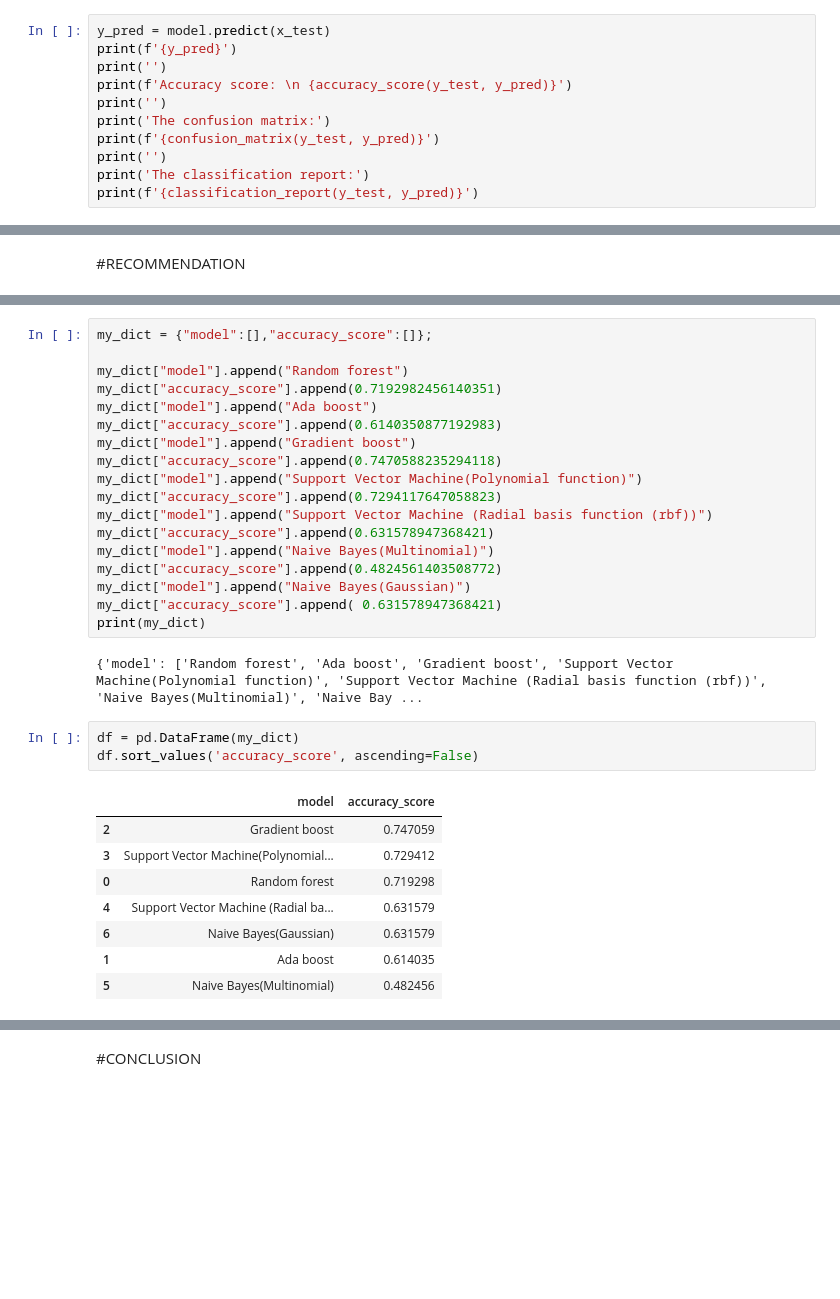
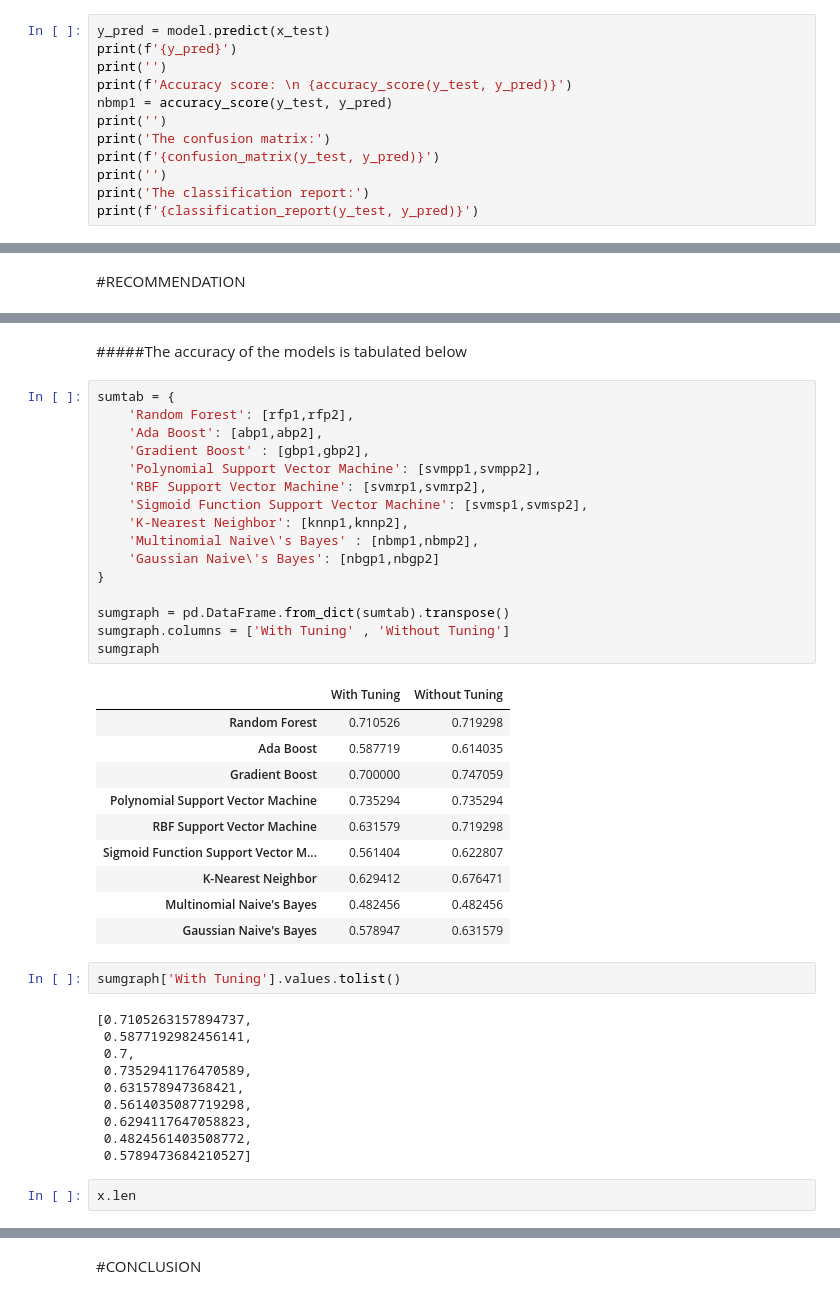
Before and after one commit to MugoChege/Liver-and-Tweets, a Jupyter notebook: Liver.ipynb, the cells around one changed output, grey strips where cells are left out. Drawn from its saved outputs; the diff is of its cells as text; blank space fills up the shorter version.

Commit message:
with table

```diff
--- a/Liver.ipynb
+++ b/Liver.ipynb
@@ -1815,6 +1819,7 @@ y_pred = model.predict(x_test)
 print(f'{y_pred}')
 print('')
 print(f'Accuracy score: \n {accuracy_score(y_test, y_pred)}')
+nbmp1 = accuracy_score(y_test, y_pred)
 print('')
 print('The confusion matrix:')
 print(f'{confusion_matrix(y_test, y_pred)}')
@@ -2172,32 +2136,43 @@ The neural network score was 62.54
-# %%
-my_dict = {"model":[],"accuracy_score":[]};
-
-my_dict["model"].append("Random forest")
-my_dict["accuracy_score"].append(0.7192982456140351)
-my_dict["model"].append("Ada boost")
-my_dict["accuracy_score"].append(0.6140350877192983)
-my_dict["model"].append("Gradient boost")
-my_dict["accuracy_score"].append(0.7470588235294118)
-my_dict["model"].append("Support Vector Machine(Polynomial function)")
-my_dict["accuracy_score"].append(0.7294117647058823)
-my_dict["model"].append("Support Vector Machine (Radial basis function (rbf))")
-my_dict["accuracy_score"].append(0.631578947368421)
-my_dict["model"].append("Naive Bayes(Multinomial)")
-my_dict["accuracy_score"].append(0.4824561403508772)
-my_dict["model"].append("Naive Bayes(Gaussian)")
-my_dict["accuracy_score"].append( 0.631578947368421)
-print(my_dict)
-# %% [output]
-{'model': ['Random forest', 'Ada boost', 'Gradient boost', 'Support Vector Machine(Polynomial function)', 'Support Vector Machine (Radial basis function (rbf))', 'Naive Bayes(Multinomial)', 'Naive Bay ...
-# %%
-df = pd.DataFrame(my_dict)
-df.sort_values('accuracy_score', ascending=False)
-# %% [output]
-|  | model | accuracy_score |
-| 2 | Gradient boost | 0.747059 |
-| 3 | Support Vector Machine(Polynomial... | 0.729412 |
-| 0 | Random forest | 0.719298 |
-| 4 | Support Vector Machine (Radial ba... | 0.631579 |
-| 6 | Naive Bayes(Gaussian) | 0.631579 |
-| 1 | Ada boost | 0.614035 |
-| 5 | Naive Bayes(Multinomial) | 0.482456 |
+# %% [markdown]
+#####The accuracy of the models is tabulated below
+# %%
+sumtab = {
+    'Random Forest': [rfp1,rfp2],
+    'Ada Boost': [abp1,abp2],
+    'Gradient Boost' : [gbp1,gbp2],
+    'Polynomial Support Vector Machine': [svmpp1,svmpp2],
+    'RBF Support Vector Machine': [svmrp1,svmrp2],
+    'Sigmoid Function Support Vector Machine': [svmsp1,svmsp2],
+    'K-Nearest Neighbor': [knnp1,knnp2],
+    'Multinomial Naive\'s Bayes' : [nbmp1,nbmp2],
+    'Gaussian Naive\'s Bayes': [nbgp1,nbgp2]
+}
+
+sumgraph = pd.DataFrame.from_dict(sumtab).transpose()
+sumgraph.columns = ['With Tuning' , 'Without Tuning']
+sumgraph
+# %% [output]
+|  | With Tuning | Without Tuning |
+| Random Forest | 0.710526 | 0.719298 |
+| Ada Boost | 0.587719 | 0.614035 |
+| Gradient Boost | 0.700000 | 0.747059 |
+| Polynomial Support Vector Machine | 0.735294 | 0.735294 |
+| RBF Support Vector Machine | 0.631579 | 0.719298 |
+| Sigmoid Function Support Vector M... | 0.561404 | 0.622807 |
+| K-Nearest Neighbor | 0.629412 | 0.676471 |
+| Multinomial Naive's Bayes | 0.482456 | 0.482456 |
+| Gaussian Naive's Bayes | 0.578947 | 0.631579 |
+# %%
+sumgraph['With Tuning'].values.tolist()
+# %% [output]
+[0.7105263157894737,
+ 0.5877192982456141,
+ 0.7,
+ 0.7352941176470589,
+ 0.631578947368421,
+ 0.5614035087719298,
+ 0.6294117647058823,
+ 0.4824561403508772,
+ 0.5789473684210527]
+# %%
+x.len
```
Also changed, not shown: parts of 30 cells of this notebook.
